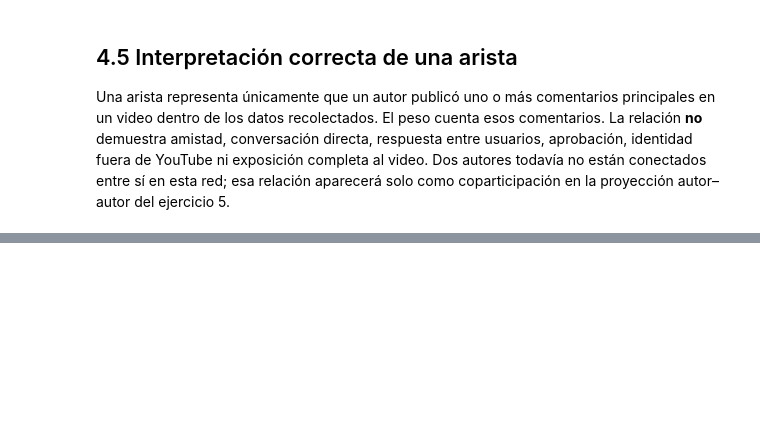
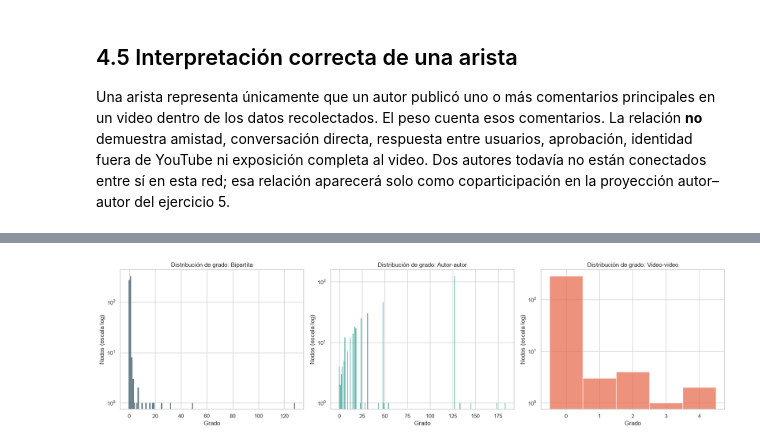
Before and after one commit to Dcextrim/CC3084-Data-Science, a Jupyter notebook: 06_analisis_redes_sociales/notebooks/analisis_redes_sociales.ipynb, the cells around one changed output, grey strips where cells are left out. Cells and saved outputs as stored; diff of their text form; code cells hidden in the pictures; blank space fills up the shorter version.

```diff
--- a/06_analisis_redes_sociales/notebooks/analisis_redes_sociales.ipynb
+++ b/06_analisis_redes_sociales/notebooks/analisis_redes_sociales.ipynb
@@ -982,0 +1098,35 @@ Las conclusiones de este avance describen **esta muestra recolectada**. No se ge
+# %%
+network_metrics = pd.DataFrame([
+    network_summary(graph, "bipartita"),
+    network_summary(author_projection, "autor-autor"),
+    network_summary(video_projection, "video-video"),
+])
+degree_distributions = pd.concat([
+    degree_distribution(graph, "bipartita"),
+    degree_distribution(author_projection, "autor-autor"),
+    degree_distribution(video_projection, "video-video"),
+], ignore_index=True)
+
+metric_columns = [
+    "network", "nodes", "edges", "density", "mean_degree", "median_degree",
+    "p90_degree", "max_degree", "isolates", "leaves", "components",
+    "largest_component_nodes", "largest_component_share", "node_connectivity",
+    "largest_component_node_connectivity", "transitivity", "articulation_points",
+]
+display(network_metrics[metric_columns].round(4))
+
+fig, axes = plt.subplots(1, 3, figsize=(18, 5))
+for ax, (name, current_graph), color in zip(
+    axes,
+    [("Bipartita", graph), ("Autor-autor", author_projection), ("Video-video", video_projection)],
+    [COLORS["accent"], COLORS["author"], COLORS["video"]],
+):
+    sns.histplot([degree for _, degree in current_graph.degree()], discrete=True,
+                 color=color, ax=ax)
+    ax.set_yscale("log")
+    ax.set_title(f"Distribución de grado: {name}")
+    ax.set_xlabel("Grado")
+    ax.set_ylabel("Nodos (escala log)")
+plt.tight_layout()
+plt.show()
+# %% [output]
@@ -982,0 +1137 @@ Las conclusiones de este avance describen **esta muestra recolectada**. No se ge
+[figure, added]
```
Also changed, not shown: parts of 15 cells of this notebook, 7 other files.
